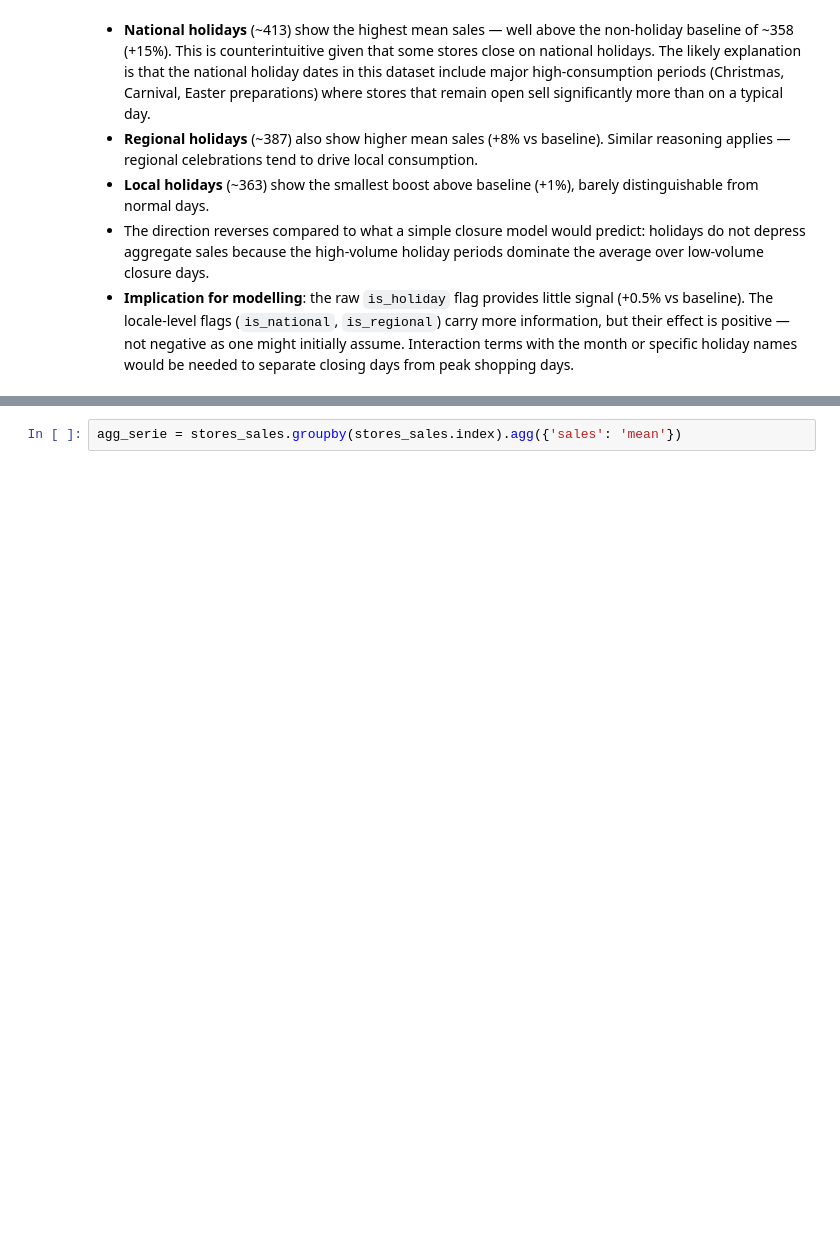
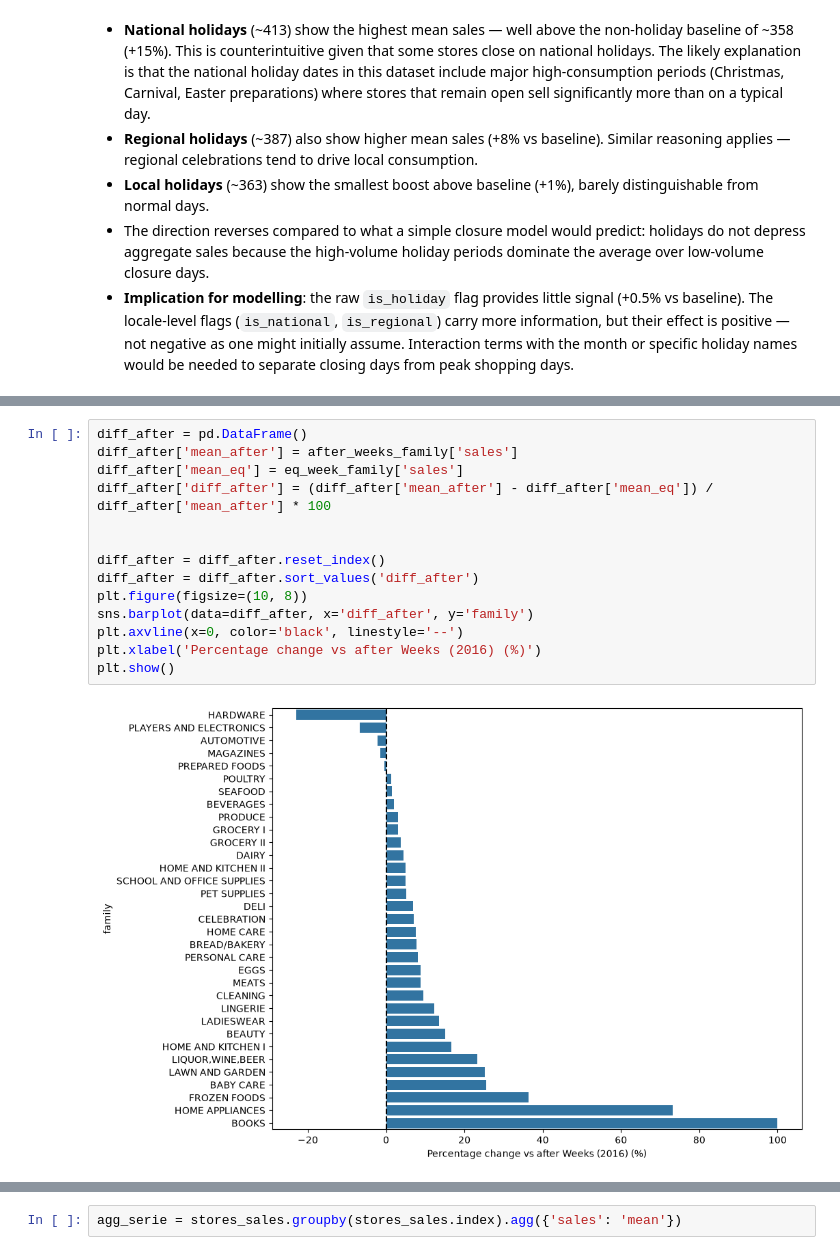
Before and after one commit to AlejandroBeldaFernandez/Store-Sales, a Jupyter notebook: Store Sales.ipynb, the cells around one changed output, grey strips where cells are left out. Cells and saved outputs as stored; diff of their text form; blank space fills up the shorter version.

```diff
--- a/Store Sales.ipynb
+++ b/Store Sales.ipynb
@@ -933 +919,17 @@ plt.show()
+# %%
+diff_after = pd.DataFrame()
+diff_after['mean_after'] = after_weeks_family['sales']
+diff_after['mean_eq'] = eq_week_family['sales']
+diff_after['diff_after'] = (diff_after['mean_after'] - diff_after['mean_eq']) / diff_after['mean_after'] * 100
+
+
+diff_after = diff_after.reset_index()
+diff_after = diff_after.sort_values('diff_after')
+plt.figure(figsize=(10, 8))
+sns.barplot(data=diff_after, x='diff_after', y='family')
+plt.axvline(x=0, color='black', linestyle='--')
+plt.xlabel('Percentage change vs after Weeks (2016) (%)')
+plt.show()
+# %% [output]
+[figure, added]
 # %% [markdown]
```
Also changed, not shown: parts of 15 cells of this notebook.
